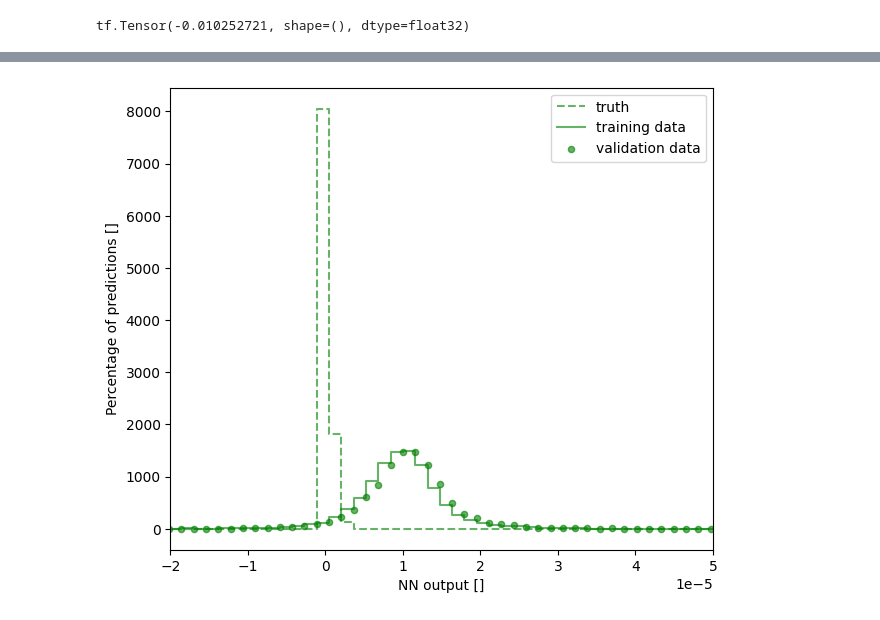
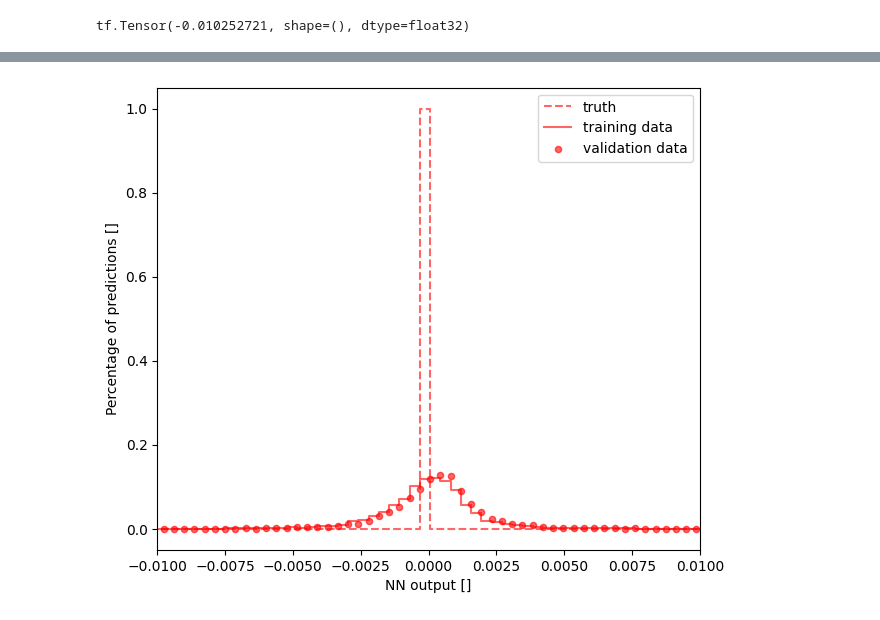
Before and after one commit to taehyounpark/higgs-offshell-interpretation, a Jupyter notebook: plot-rolypoly-outputs.ipynb, the cells around one changed output, grey strips where cells are left out. Cells and saved outputs as stored; diff of their text form; code cells hidden in the pictures.

```diff
--- a/plot-rolypoly-outputs.ipynb
+++ b/plot-rolypoly-outputs.ipynb
@@ -154,4 +150,4 @@ plot_histograms(histograms_3, color='red', xlim=(-2e-5,2e-5), factor=0)#-5.5e-5)
-# %%
-plot_histograms(histograms_4, color='green', xlim=(-2e-5,5e-5), factor=0)#-5.5e-10)
-# %% [output]
-[figure, removed]
+# %%
+plot_histograms(histograms_3, color='red', xlim=(-1e-2,1e-2))
+# %% [output]
+[figure, added]
```
Also changed, not shown: parts of 17 cells of this notebook.
